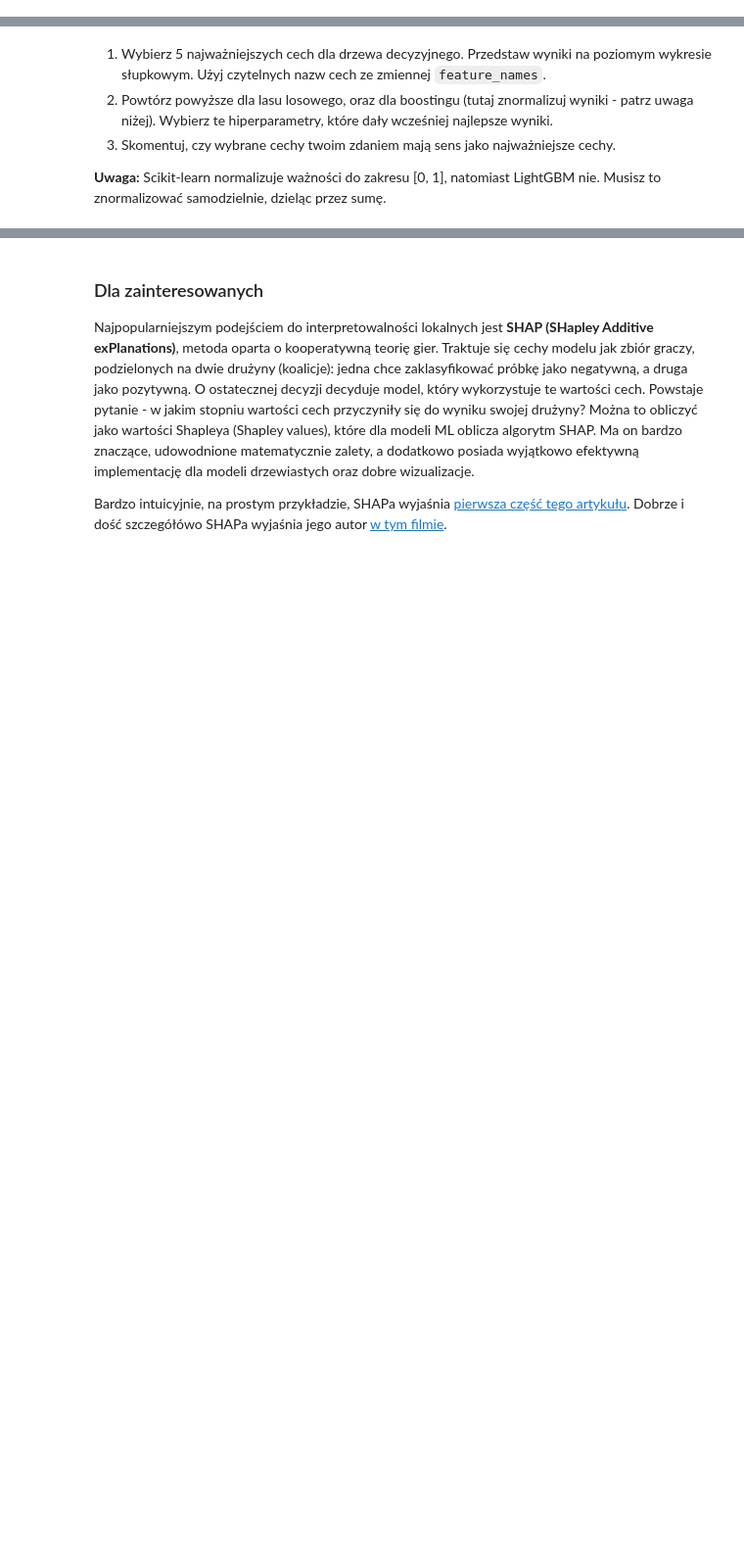
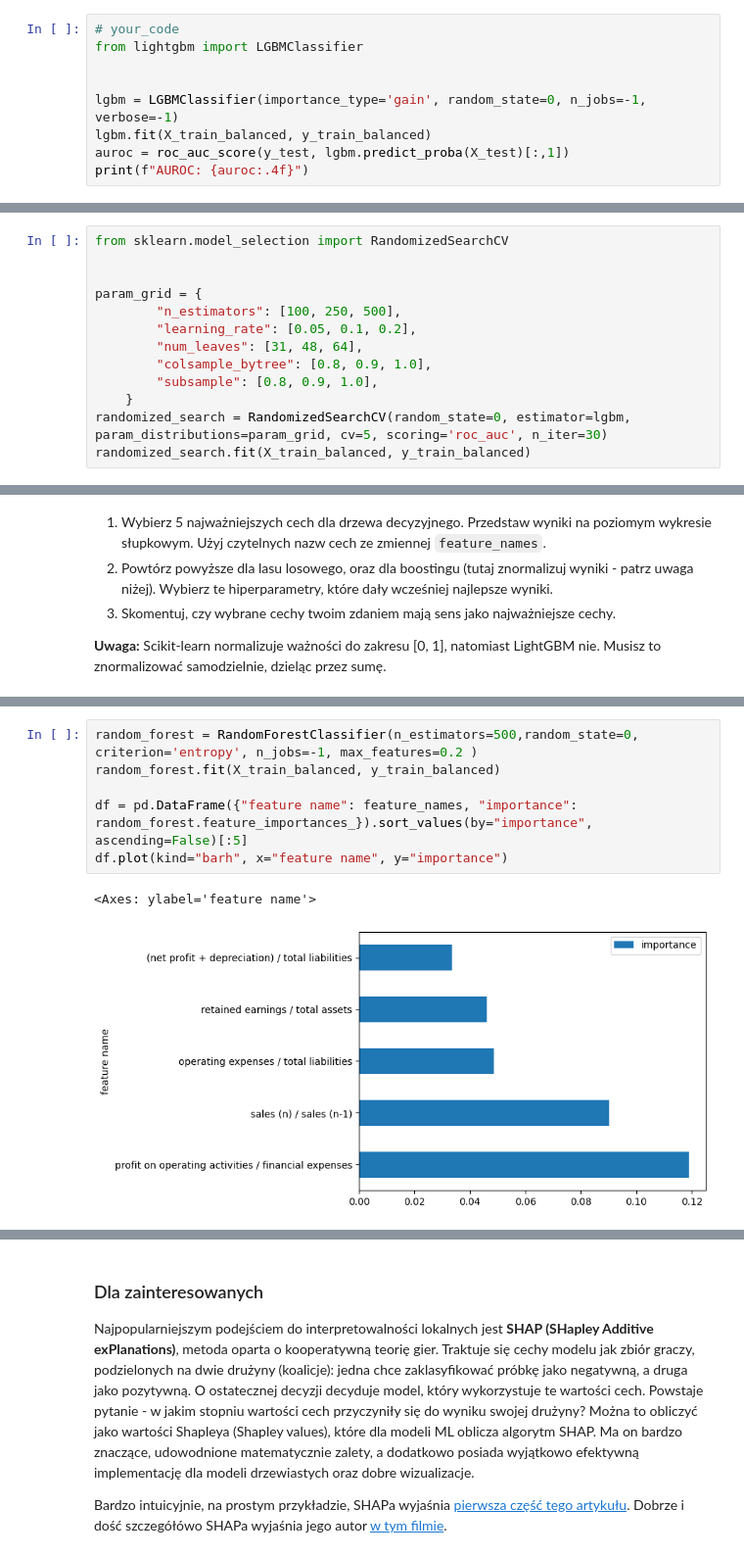
Before and after one commit to DEFALT314/sztuczna-inteligencja, a Jupyter notebook: lab2/lab_2.ipynb, the cells around one changed output, grey strips where cells are left out. Shown at 98% size. Saved outputs shown, nothing was run; the diff lists cells and outputs as text; blank space fills up the shorter version.

```diff
--- a/lab2/lab_2.ipynb
+++ b/lab2/lab_2.ipynb
@@ -427,0 +442,9 @@ Pamiętaj o `random_state`, `n_jobs` i prawdopodobieństwach dla AUROC.
+# %%
+# your_code
+from lightgbm import LGBMClassifier
+
+
+lgbm = LGBMClassifier(importance_type='gain', random_state=0, n_jobs=-1, verbose=-1)
+lgbm.fit(X_train_balanced, y_train_balanced)
+auroc = roc_auc_score(y_test, lgbm.predict_proba(X_test)[:,1])
+print(f"AUROC: {auroc:.4f}")
@@ -468,0 +496,13 @@ Hiperparametry LightGBMa są dobrze opisane w oficjalnej dokumentacji: [wersja k
+# %%
+from sklearn.model_selection import RandomizedSearchCV
+
+
+param_grid = {
+        "n_estimators": [100, 250, 500],
+        "learning_rate": [0.05, 0.1, 0.2],
+        "num_leaves": [31, 48, 64],
+        "colsample_bytree": [0.8, 0.9, 1.0],
+        "subsample": [0.8, 0.9, 1.0],
+    }
+randomized_search = RandomizedSearchCV(random_state=0, estimator=lgbm, param_distributions=param_grid, cv=5, scoring='roc_auc', n_iter=30)
+randomized_search.fit(X_train_balanced, y_train_balanced)
@@ -517,0 +617,9 @@ Ze względu na powyższe, ważności cech normalizuje się często do zakresu [0
+# %%
+random_forest = RandomForestClassifier(n_estimators=500,random_state=0, criterion='entropy', n_jobs=-1, max_features=0.2 )
+random_forest.fit(X_train_balanced, y_train_balanced)
+
+df = pd.DataFrame({"feature name": feature_names, "importance": random_forest.feature_importances_}).sort_values(by="importance", ascending=False)[:5]
+df.plot(kind="barh", x="feature name", y="importance")
+# %% [output]
+<Axes: ylabel='feature name'>
+[figure, added]
```
Also changed, not shown: parts of 21 cells of this notebook, 1 other file.
